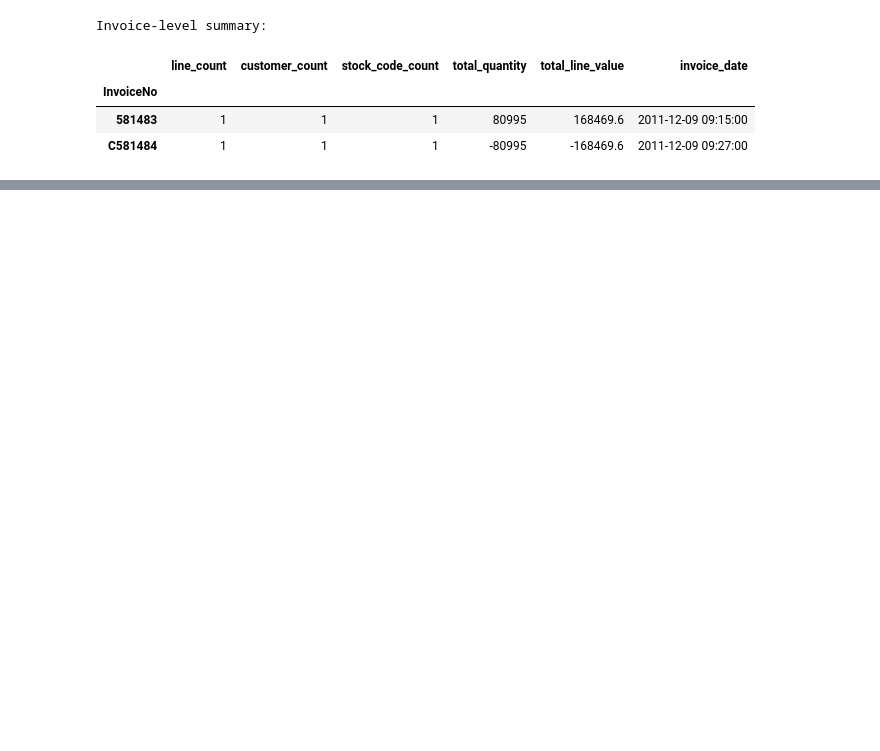
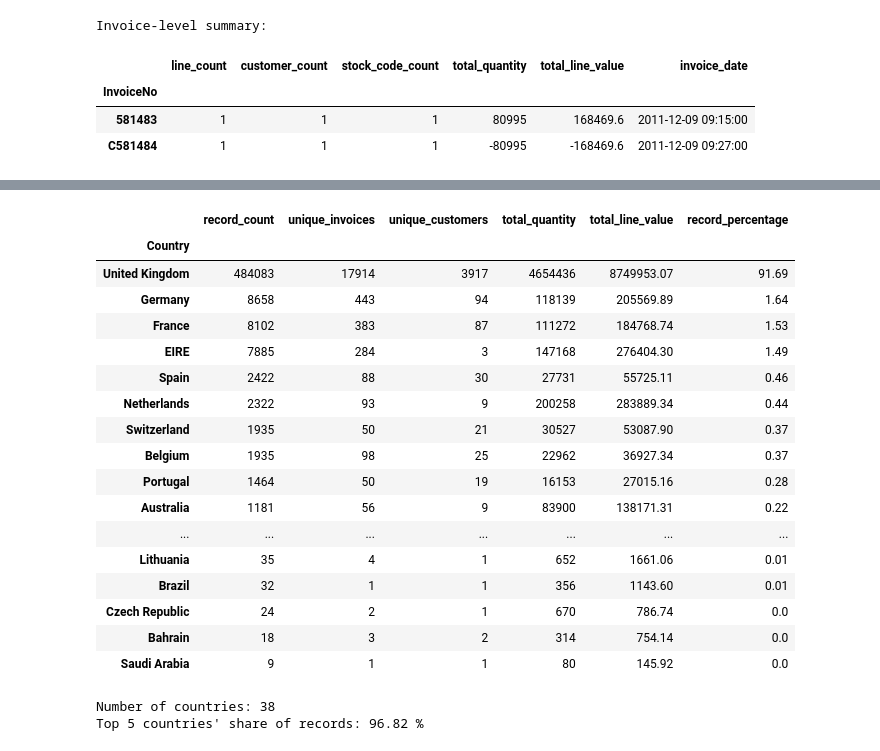
Before and after one commit to RaselParvejHrid/EDA, a Jupyter notebook: Part IX - Capstone/notebooks/End_to_End_EDA.ipynb, the cells around one changed output, grey strips where cells are left out. Saved outputs shown, nothing was run; the diff lists cells and outputs as text; code cells hidden in the pictures; blank space fills up the shorter version.

```diff
--- a/Part IX - Capstone/notebooks/End_to_End_EDA.ipynb
+++ b/Part IX - Capstone/notebooks/End_to_End_EDA.ipynb
@@ -4287,0 +4538,46 @@ Invoice-level summary:
+# %%
+country_summary = (
+    df_eda.groupby("Country", observed=True)
+    .agg(
+        record_count=("InvoiceNo", "size"),
+        unique_invoices=("InvoiceNo", "nunique"),
+        unique_customers=("CustomerID", "nunique"),
+        total_quantity=("Quantity", "sum"),
+        total_line_value=("LineValue", "sum"),
+    )
+    .sort_values("record_count", ascending=False)
+)
+
+country_summary["record_percentage"] = (
+    country_summary["record_count"] / len(df_eda) * 100
+)
+
+display(country_summary.round(2))
+
+print("Number of countries:", len(country_summary))
+print(
+    "Top 5 countries' share of records:",
+    round(country_summary.head(5)["record_percentage"].sum(), 2),
+    "%",
+)
+# %% [output]
+|  | record_count | unique_invoices | unique_customers | total_quantity | total_line_value | record_percentage |
+| Country |  |  |  |  |  |  |
+| United Kingdom | 484083 | 17914 | 3917 | 4654436 | 8749953.07 | 91.69 |
+| Germany | 8658 | 443 | 94 | 118139 | 205569.89 | 1.64 |
+| France | 8102 | 383 | 87 | 111272 | 184768.74 | 1.53 |
+| EIRE | 7885 | 284 | 3 | 147168 | 276404.30 | 1.49 |
+| Spain | 2422 | 88 | 30 | 27731 | 55725.11 | 0.46 |
+| Netherlands | 2322 | 93 | 9 | 200258 | 283889.34 | 0.44 |
+| Switzerland | 1935 | 50 | 21 | 30527 | 53087.90 | 0.37 |
+| Belgium | 1935 | 98 | 25 | 22962 | 36927.34 | 0.37 |
+| Portugal | 1464 | 50 | 19 | 16153 | 27015.16 | 0.28 |
+| Australia | 1181 | 56 | 9 | 83900 | 138171.31 | 0.22 |
+| ... | ... | ... | ... | ... | ... | ... |
+| Lithuania | 35 | 4 | 1 | 652 | 1661.06 | 0.01 |
+| Brazil | 32 | 1 | 1 | 356 | 1143.60 | 0.01 |
+| Czech Republic | 24 | 2 | 1 | 670 | 786.74 | 0.0 |
+| Bahrain | 18 | 3 | 2 | 314 | 754.14 | 0.0 |
+| Saudi Arabia | 9 | 1 | 1 | 80 | 145.92 | 0.0 |
+Number of countries: 38
+Top 5 countries' share of records: 96.82 %
```
Also changed, not shown: parts of 29 cells of this notebook, 2 other files.
